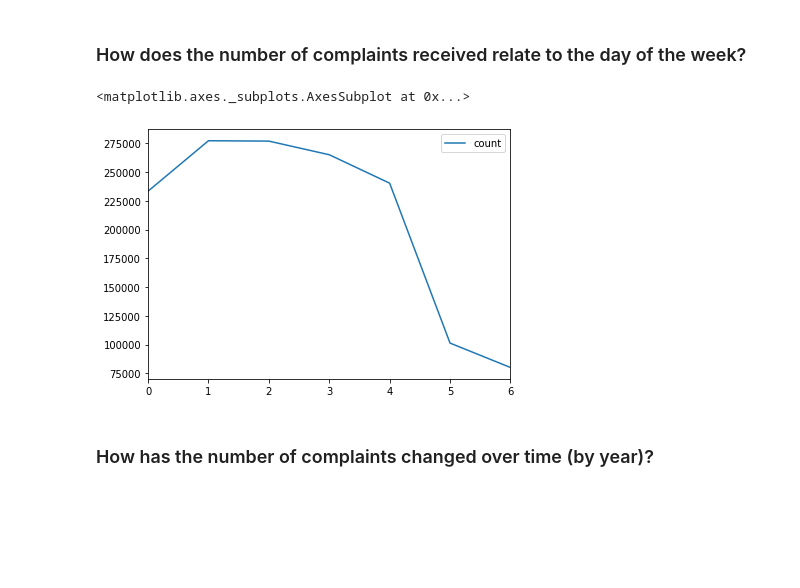
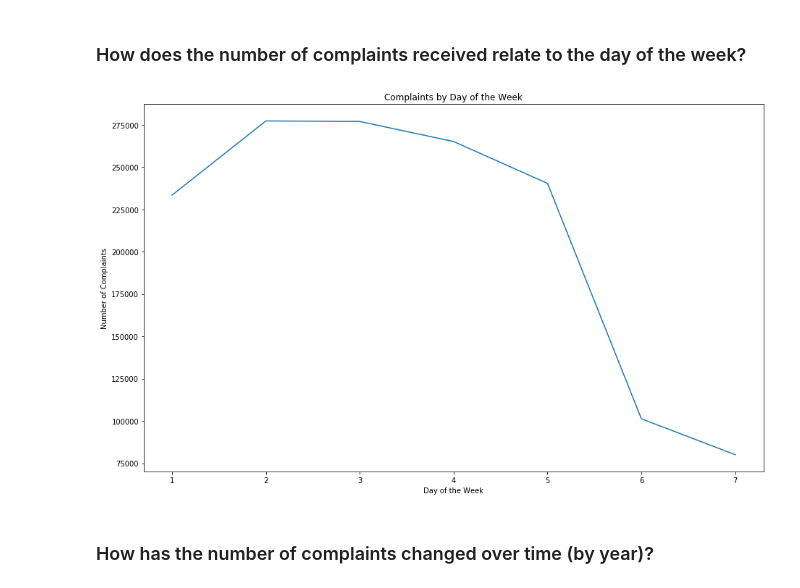
Before and after one commit to allisoncstafford/spark-data-prep-blog, a Jupyter notebook: data_prep_pyspark_blog.ipynb, the cells around one changed output. Cells and saved outputs as stored; diff of their text form; code cells hidden in the pictures; blank space fills up the shorter version.

Commit message:
create visualizations

```diff
--- a/data_prep_pyspark_blog.ipynb
+++ b/data_prep_pyspark_blog.ipynb
@@ -248,14 +252,13 @@ rcParams.update({'figure.autolayout': True})
 dow = df_clean.groupby("dow_submitted").count().orderBy('dow_submitted').toPandas()
 # %%
 fig, ax = plt.subplots(figsize=(13, 8))
-ax.line(x=dow['dow_submitted'], y=dow['count'])
+ax.plot(dow['dow_submitted'], dow['count'])
 ax.set_title("Complaints by Day of the Week")
 ax.set_xlabel("Day of the Week")
 ax.set_ylabel('Number of Complaints')
 
-plt.savefig('images/company_counts.png')
+plt.savefig('images/dow.png')
 # %% [output]
-<matplotlib.axes._subplots.AxesSubplot at 0x...>
-[figure, old version]
+[figure, new version]
 # %% [markdown]
 ### How has the number of complaints changed over time (by year)?
```
Also changed, not shown: parts of 19 cells of this notebook, 7 other files.
